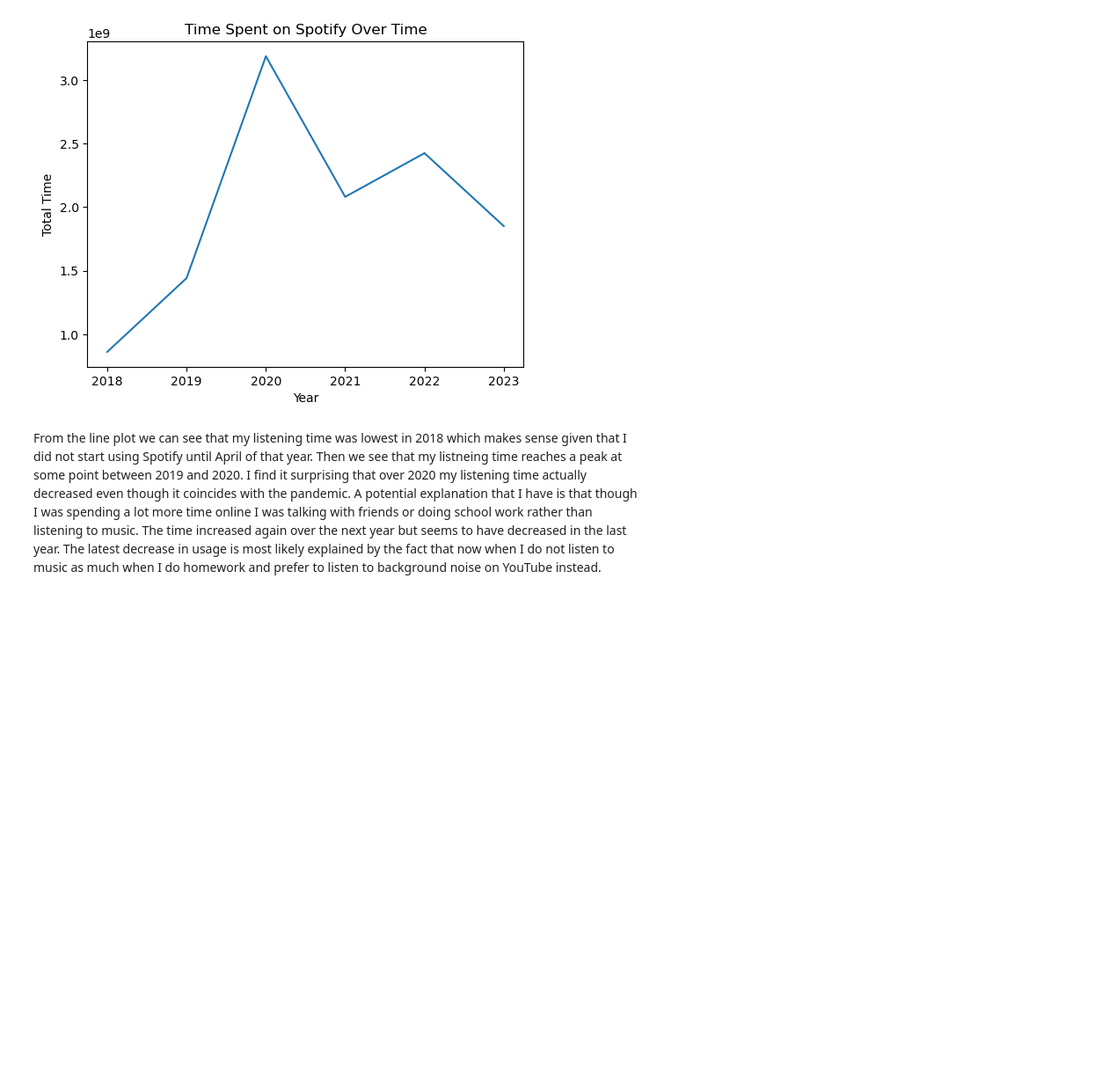
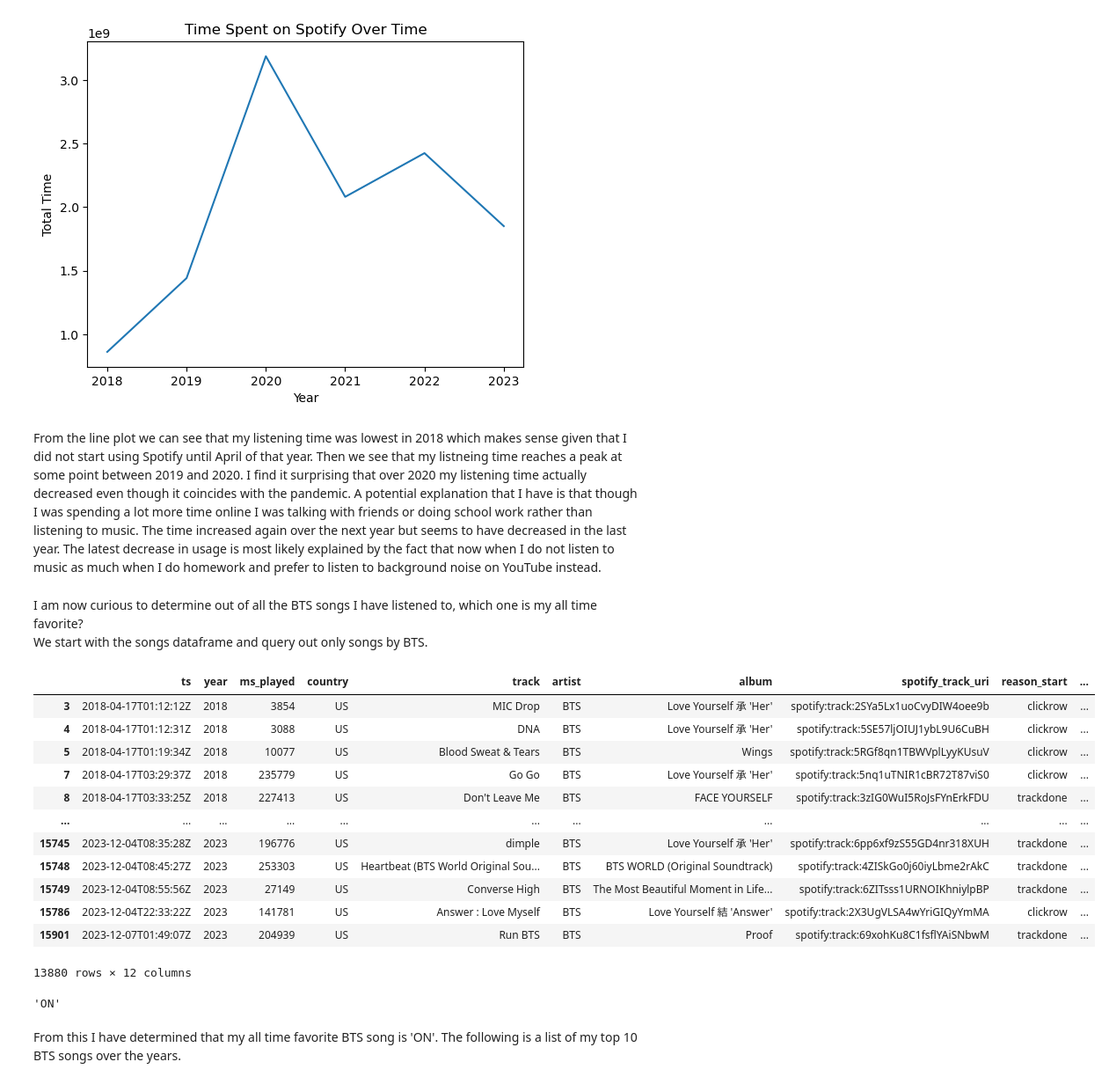
Before and after one commit to ssharmaSD/mySpotifyWrapped, a Jupyter notebook: Suhani's Wrapped.ipynb, the cells around one changed output. Shown at 88% size. Cells and saved outputs as stored; diff of their text form; code cells hidden in the pictures; blank space fills up the shorter version.

Commit message:
figured out top BTS song

```diff
--- a/Suhani's Wrapped.ipynb
+++ b/Suhani's Wrapped.ipynb
@@ -917,3 +917,31 @@ plt.show()
 [figure]
 # %% [markdown]
 From the line plot we can see that my listening time was lowest in 2018 which makes sense given that I did not start using Spotify until April of that year. Then we see that my listneing time reaches a peak at some point between 2019 and 2020. I find it surprising that over 2020 my listening time actually decreased even though it coincides with the pandemic. A potential explanation that I have is that though I was spending a lot more time online I was talking with friends or doing school work rather than listening to music. The time increased again over the next year but seems to have decreased in the last year. The latest decrease in usage is most likely explained by the fact that now when I do not listen to music as much when I do homework and prefer to listen to background noise on YouTube instead.
+# %% [markdown]
+I am now curious to determine out of all the BTS songs I have listened to, which one is my all time favorite? <br> We start with the songs dataframe and query out only songs by BTS.
+# %%
+alltime_BTS = all_music[all_music['artist'] == 'BTS']
+alltime_BTS
+# %% [output]
+|  | ts | year | ms_played | country | track | artist | album | spotify_track_uri | reason_start | ... |
+| 3 | 2018-04-17T01:12:12Z | 2018 | 3854 | US | MIC Drop | BTS | Love Yourself 承 'Her' | spotify:track:2SYa5Lx1uoCvyDIW4oee9b | clickrow | ... |
+| 4 | 2018-04-17T01:12:31Z | 2018 | 3088 | US | DNA | BTS | Love Yourself 承 'Her' | spotify:track:5SE57ljOIUJ1ybL9U6CuBH | clickrow | ... |
+| 5 | 2018-04-17T01:19:34Z | 2018 | 10077 | US | Blood Sweat & Tears | BTS | Wings | spotify:track:5RGf8qn1TBWVplLyyKUsuV | clickrow | ... |
+| 7 | 2018-04-17T03:29:37Z | 2018 | 235779 | US | Go Go | BTS | Love Yourself 承 'Her' | spotify:track:5nq1uTNIR1cBR72T87viS0 | clickrow | ... |
+| 8 | 2018-04-17T03:33:25Z | 2018 | 227413 | US | Don't Leave Me | BTS | FACE YOURSELF | spotify:track:3zIG0WuI5RoJsFYnErkFDU | trackdone | ... |
+| ... | ... | ... | ... | ... | ... | ... | ... | ... | ... | ... |
+| 15745 | 2023-12-04T08:35:28Z | 2023 | 196776 | US | dimple | BTS | Love Yourself 承 'Her' | spotify:track:6pp6xf9zS55GD4nr318XUH | trackdone | ... |
+| 15748 | 2023-12-04T08:45:27Z | 2023 | 253303 | US | Heartbeat (BTS World Original Sou... | BTS | BTS WORLD (Original Soundtrack) | spotify:track:4ZISkGo0j60iyLbme2rAkC | trackdone | ... |
+| 15749 | 2023-12-04T08:55:56Z | 2023 | 27149 | US | Converse High | BTS | The Most Beautiful Moment in Life... | spotify:track:6ZITsss1URNOIKhniylpBP | trackdone | ... |
+| 15786 | 2023-12-04T22:33:22Z | 2023 | 141781 | US | Answer : Love Myself | BTS | Love Yourself 結 'Answer' | spotify:track:2X3UgVLSA4wYriGIQyYmMA | clickrow | ... |
+| 15901 | 2023-12-07T01:49:07Z | 2023 | 204939 | US | Run BTS | BTS | Proof | spotify:track:69xohKu8C1fsflYAiSNbwM | trackdone | ... |
+13880 rows × 12 columns
+# %%
+alltime_BTS_counts = alltime_BTS.groupby('track').count().sort_values('album', ascending=False)
+alltime_BTS_counts
+favorite_BTS_song = alltime_BTS_counts.index[0]
+favorite_BTS_song
+# %% [output]
+'ON'
+# %% [markdown]
+From this I have determined that my all time favorite BTS song is 'ON'. The following is a list of my top 10 BTS songs over the years.
```
Also changed, not shown: parts of 1 cell of this notebook.
